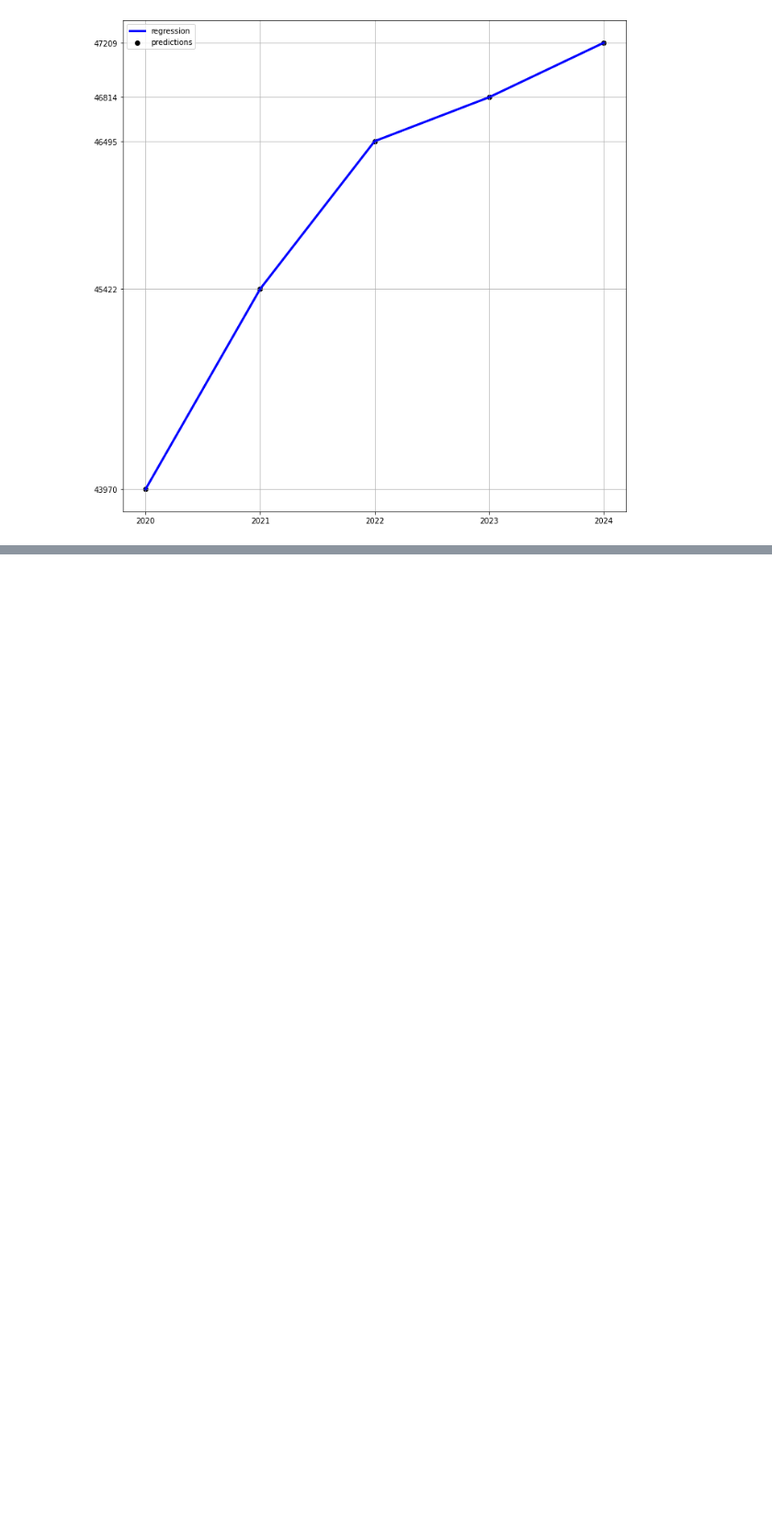
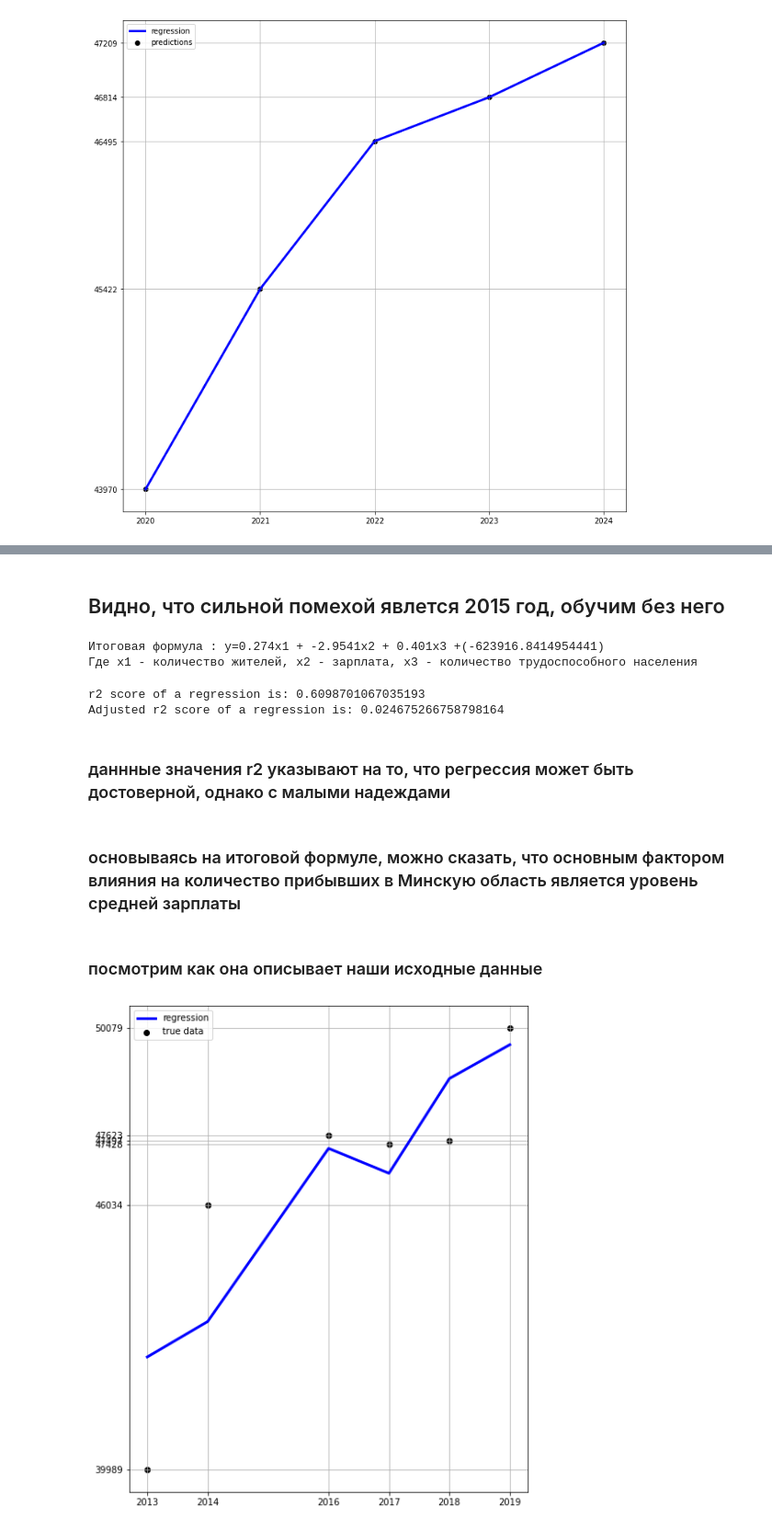
Before and after one commit to timvoytko/IB_BSU_SCIENCE_WORK, a Jupyter notebook: CitizensAnalysis.ipynb, the cells around one changed output, grey strips where cells are left out. Shown at 92% size. Saved outputs shown, nothing was run; the diff lists cells and outputs as text; code cells hidden in the pictures; blank space fills up the shorter version.

```diff
--- a/CitizensAnalysis.ipynb
+++ b/CitizensAnalysis.ipynb
@@ -387,0 +487,41 @@ results2.to_csv("MinskOutCitizensPredictionPassive.csv")
+# %% [markdown]
+## Видно, что сильной помехой явлется 2015 год, обучим без него
+# %%
+X_wo_2015 = X.drop(2015)
+y = minsk_district_df['in']
+y_wo_2015 = y.drop(2015)
+# %%
+lin_reg = LinearRegression().fit(X_wo_2015,y_wo_2015)
+print(f"Итоговая формула : y={round(lin_reg.coef_[0],4)}x1 + {round(lin_reg.coef_[1],4)}x2 + {round(lin_reg.coef_[2],4)}x3 +({lin_reg.intercept_})")
+print("Где x1 - количество жителей, x2 - зарплата, x3 - количество трудоспособного населения")
+# %% [output]
+Итоговая формула : y=0.274x1 + -2.9541x2 + 0.401x3 +(-623916.8414954441)
+Где x1 - количество жителей, x2 - зарплата, x3 - количество трудоспособного населения
+# %%
+preds_for_old = lin_reg.predict(X_wo_2015).astype("int64")
+r2 = r2_score(preds_for_old,y_wo_2015.to_numpy())
+adj_r2 = 1 - (1-r2) * (len(y_wo_2015)-1)/(len(y_wo_2015)-X_wo_2015.shape[1]-1)
+
+print(f"r2 score of a regression is: {r2}")
+print(f"Adjusted r2 score of a regression is: {adj_r2}")
+# %% [output]
+r2 score of a regression is: 0.6098701067035193
+Adjusted r2 score of a regression is: 0.024675266758798164
+# %% [markdown]
+### даннные значения r2 указывают на то, что регрессия может быть достоверной, однако с малыми надеждами
+# %% [markdown]
+### основываясь на итоговой формуле, можно сказать, что основным фактором влияния на количество прибывших в Минскую область является уровень средней зарплаты
+# %% [markdown]
+### посмотрим как она описывает наши исходные данные
+# %%
+plt.figure(figsize=(8,10))
+plt.scatter(X_wo_2015.index.to_list(), y_wo_2015.to_numpy(), color="black",label='true data')
+plt.plot(X_wo_2015.index.to_list(), preds_for_old, color="blue", linewidth=3,label='regression')
+plt.legend()
+plt.xticks(X_wo_2015.index.to_list())
+plt.yticks(y_wo_2015)
+plt.grid()
+
+plt.show()
+# %% [output]
+[figure, added]
```
Also changed, not shown: parts of 46 cells of this notebook, 4 other files.
